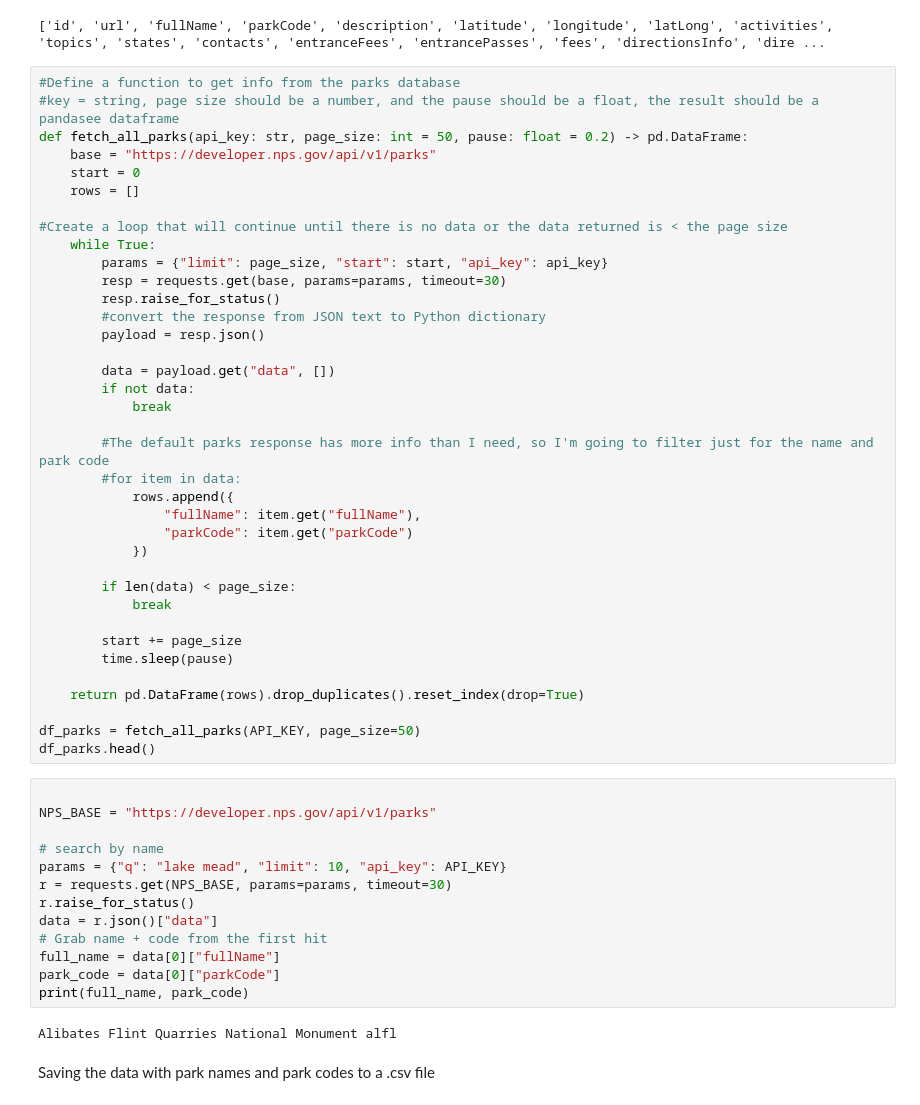
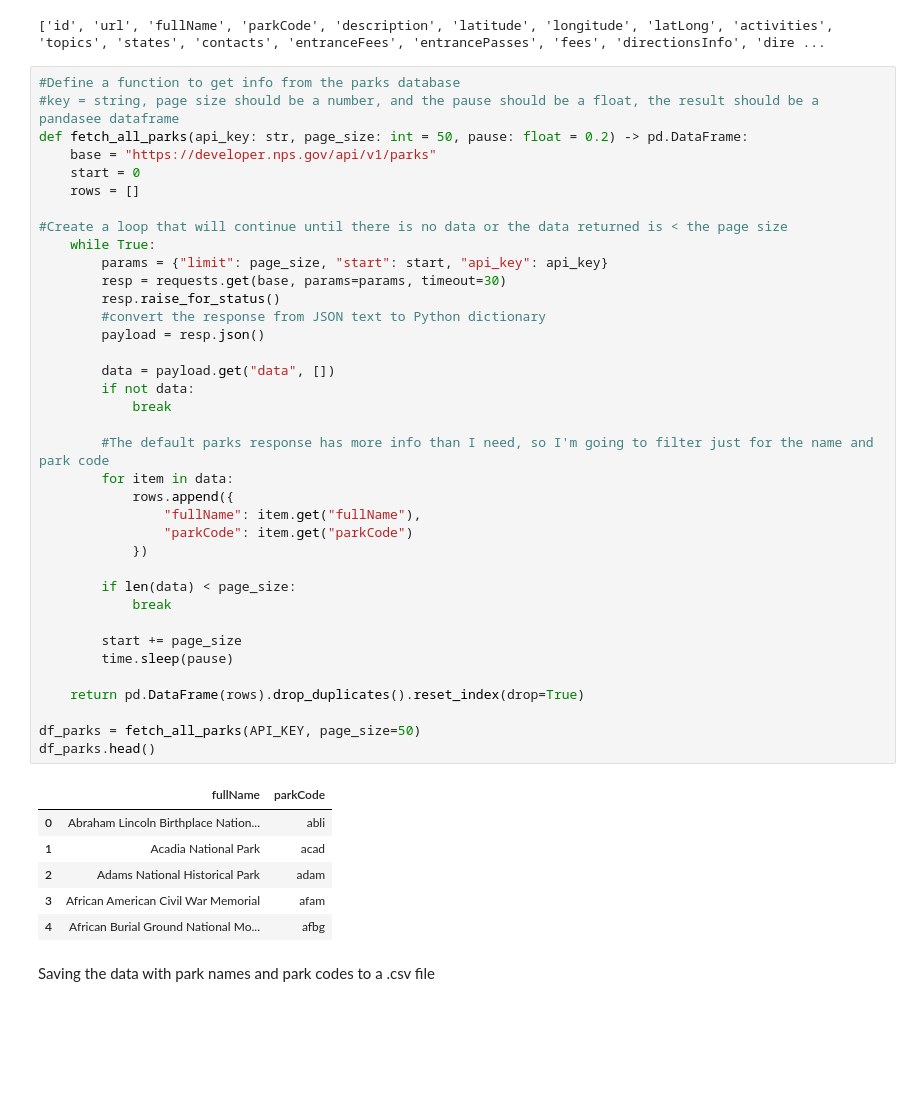
Before and after one commit to jeccalong/NPS_Dataset, a Jupyter notebook: Notebooks/eda.ipynb, the cells around one changed output. Drawn from its saved outputs; the diff is of its cells as text; blank space fills up the shorter version.

```diff
--- a/Notebooks/eda.ipynb
+++ b/Notebooks/eda.ipynb
@@ -212,49 +212,41 @@ def fetch_all_parks(api_key: str, page_size: int = 50, pause: float = 0.2) -> pd
     rows = []
 
 #Create a loop that will continue until there is no data or the data returned is < the page size
     while True:
         params = {"limit": page_size, "start": start, "api_key": api_key}
         resp = requests.get(base, params=params, timeout=30)
         resp.raise_for_status()
         #convert the response from JSON text to Python dictionary
         payload = resp.json()
 
         data = payload.get("data", [])
         if not data:
             break
 
         #The default parks response has more info than I need, so I'm going to filter just for the name and park code
-        #for item in data:
+        for item in data:
             rows.append({
                 "fullName": item.get("fullName"),
                 "parkCode": item.get("parkCode")
             })
 
         if len(data) < page_size:
             break
 
         start += page_size
         time.sleep(pause)
 
     return pd.DataFrame(rows).drop_duplicates().reset_index(drop=True)
 
 df_parks = fetch_all_parks(API_KEY, page_size=50)
 df_parks.head()
+# %% [output]
+|  | fullName | parkCode |
+| 0 | Abraham Lincoln Birthplace Nation... | abli |
+| 1 | Acadia National Park | acad |
+| 2 | Adams National Historical Park | adam |
+| 3 | African American Civil War Memorial | afam |
+| 4 | African Burial Ground National Mo... | afbg |
-# %%
-
-NPS_BASE = "https://developer.nps.gov/api/v1/parks"
-
-# search by name
-params = {"q": "lake mead", "limit": 10, "api_key": API_KEY}
-r = requests.get(NPS_BASE, params=params, timeout=30)
-r.raise_for_status()
-data = r.json()["data"]
-# Grab name + code from the first hit
-full_name = data[0]["fullName"]
-park_code = data[0]["parkCode"]
-print(full_name, park_code)
-# %% [output]
-Alibates Flint Quarries National Monument alfl
 # %% [markdown]
 Saving the data with park names and park codes to a .csv file
 # %%
```
Also changed, not shown: parts of 1 cell of this notebook, 1 other file.
